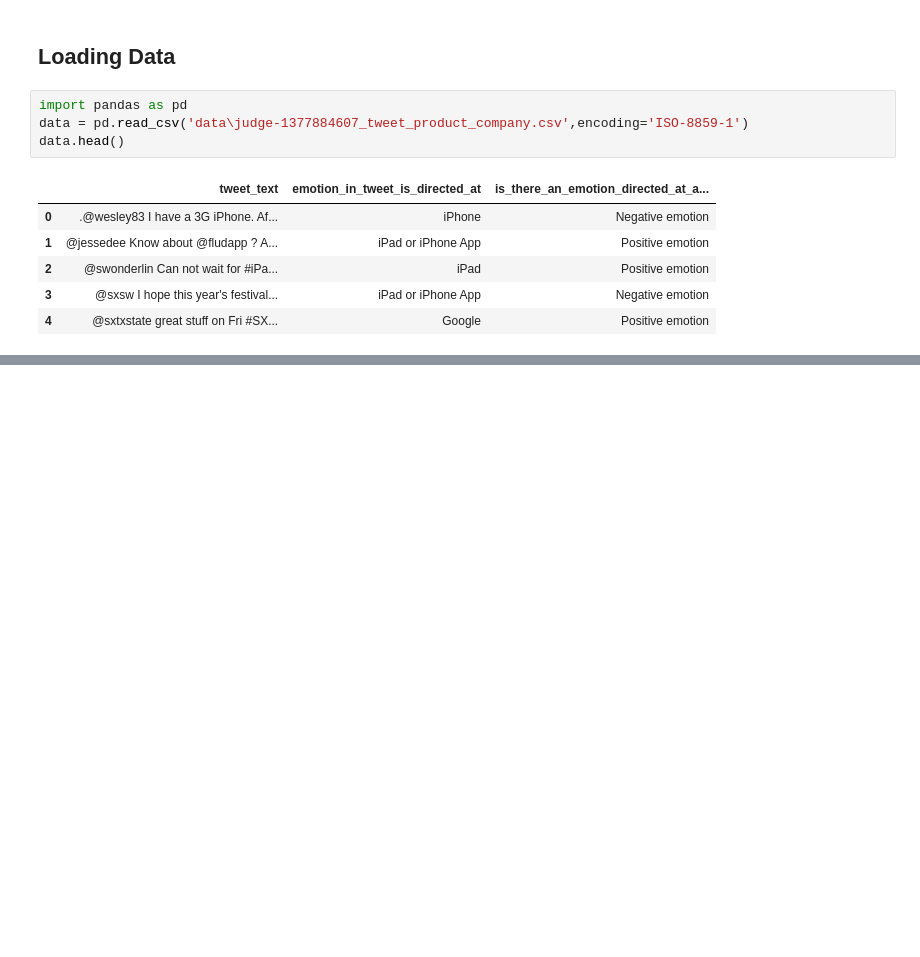
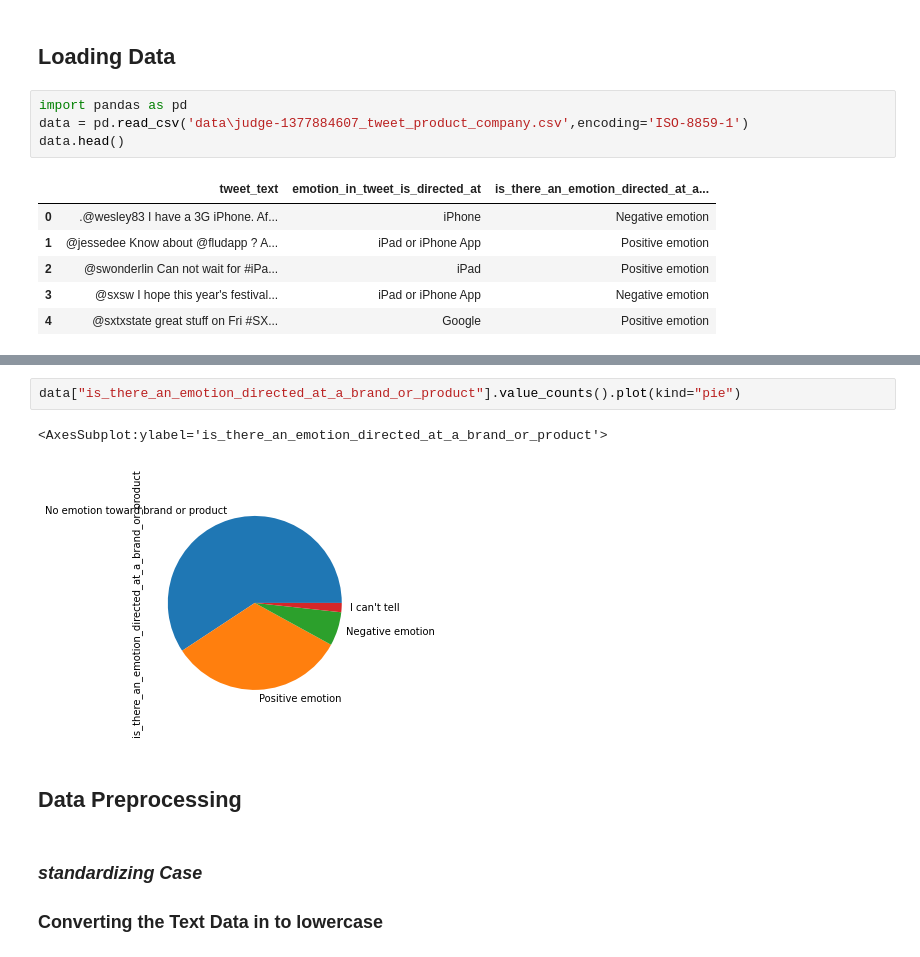
Before and after one commit to jgatharia/Phase_4_Project_, a Jupyter notebook: ruth.ipynb, the cells around one changed output, grey strips where cells are left out. Saved outputs shown, nothing was run; the diff lists cells and outputs as text; blank space fills up the shorter version.

```diff
--- a/ruth.ipynb
+++ b/ruth.ipynb
@@ -48,0 +77,10 @@ data.head()
+# %%
+data["is_there_an_emotion_directed_at_a_brand_or_product"].value_counts().plot(kind="pie")
+# %% [output]
+<AxesSubplot:ylabel='is_there_an_emotion_directed_at_a_brand_or_product'>
+[figure, added]
+# %% [markdown]
+## Data Preprocessing
+# %% [markdown]
+### *standardizing Case*
+### Converting the Text Data in to lowercase
```
Also changed, not shown: parts of 10 cells of this notebook.
